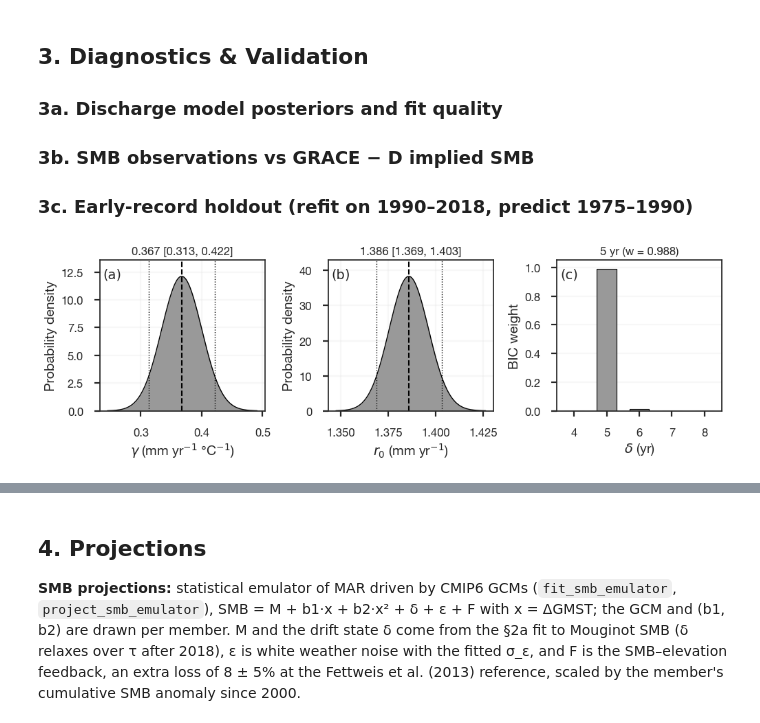
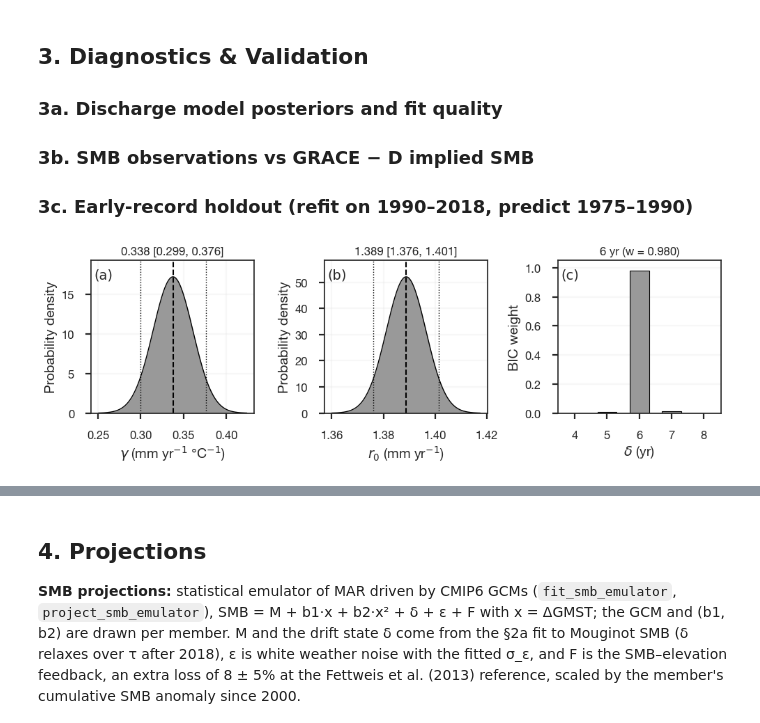
Before and after one commit to bminchew/GMSLR_forecast_v1, a Jupyter notebook: slr_forecast/notebooks/component_greenland.ipynb, the cells around one changed output, grey strips where cells are left out. Drawn from its saved outputs; the diff is of its cells as text; code cells hidden in the pictures.

```diff
--- a/slr_forecast/notebooks/component_greenland.ipynb
+++ b/slr_forecast/notebooks/component_greenland.ipynb
@@ -816,7 +828,7 @@ IMBIE-3 delay model: delta=4 yr, r0=0.297 mm/yr, R2=0.2632
 # builds it as a BIC-weighted mixture of bivariate normals, one component
 # per delta candidate, so the marginal for each of γ and r₀ is exactly a
 # weighted mixture of univariate normals with that component's mean and
-# its variance from cov_robust. We therefore plot the density itself
+# its variance from the fit covariance (increment fit, scaled by chi2/dof). We therefore plot the density itself
 # rather than a histogram of draws from it: a histogram would add
 # sampling noise that is an artifact of the plotting procedure and not a
 # feature of the posterior, and would make the figure depend on a seed.
@@ -836,10 +848,10 @@ def _mixture_components(idx):
     for _dl, _w in zip(_dp, _wp):
         if _w <= 0:
             continue
-        _pd = robust_discharge['per_delta'][float(_dl)]
+        _fr = result_discharge.fit_results[float(_dl)]
         ws.append(_w)
-        mus.append((_pd['gamma'] if idx == 0 else _pd['r0']) * M_TO_MM)
-        sds.append(np.sqrt(_pd['cov_robust'][idx, idx]) * M_TO_MM)
+        mus.append((_fr['gamma'] if idx == 0 else _fr['r0']) * M_TO_MM)
+        sds.append(np.sqrt(_fr['cov'][idx, idx]) * M_TO_MM)
     return np.array(ws), np.array(mus), np.array(sds)
 
 
@@ -877,34 +889,34 @@ for ax, (tag, idx, label) in zip(axes[:2], panels):
     ax.set_ylim(0, pdf.max() * 1.12)
 
     ax.set_xlabel(label, fontsize=LABEL_FONTSIZE)
     ax.set_ylabel('Probability density', fontsize=LABEL_FONTSIZE)
     ax.set_title(f'{med:.3f} [{p5:.3f}, {p95:.3f}]', fontsize=TICK_FONTSIZE)
     ax.grid(True, alpha=0.2)
     ax.tick_params(labelsize=TICK_FONTSIZE)
     ax.text(0.02, 0.95, tag, transform=ax.transAxes, fontsize=LABEL_FONTSIZE,
             family='DejaVu Sans', va='top', ha='left')
 
 # Panel (c): δ is discrete, so it has no density. Show the exact BIC
 # weights rather than their frequencies in a finite sample.
 ax = axes[2]
 ax.bar(_dp, _wp, width=0.6, color='0.6', edgecolor='k', linewidth=0.8)
 ax.set_xlabel('$\\delta$ (yr)', fontsize=LABEL_FONTSIZE)
 ax.set_ylabel('BIC weight', fontsize=LABEL_FONTSIZE)
 ax.set_xticks(_dp)
 ax.set_ylim(0, 1.05)
 ax.set_title(f'{result_discharge.delta_best:.0f} yr (w = {_wp.max():.3f})',
              fontsize=TICK_FONTSIZE)
 ax.grid(True, alpha=0.2, axis='y')
 ax.tick_params(labelsize=TICK_FONTSIZE)
 ax.text(0.02, 0.95, '(c)', transform=ax.transAxes, fontsize=LABEL_FONTSIZE,
         family='DejaVu Sans', va='top', ha='left')
 
 plt.tight_layout()
 plt.savefig(f'{FIG_DIR}/component_greenland_discharge_posteriors.png',
             dpi=150, bbox_inches='tight')
 plt.show()
 # %% [output]
-[figure, old version]
+[figure, new version]
 # %%
 # ── Three-panel diagnostic: SMB, Discharge, and Total mass balance ──
 # (a) SMB observations only — not calibrated, passed through as RACMO data
```
Also changed, not shown: parts of 10 cells of this notebook, 59 other files.
